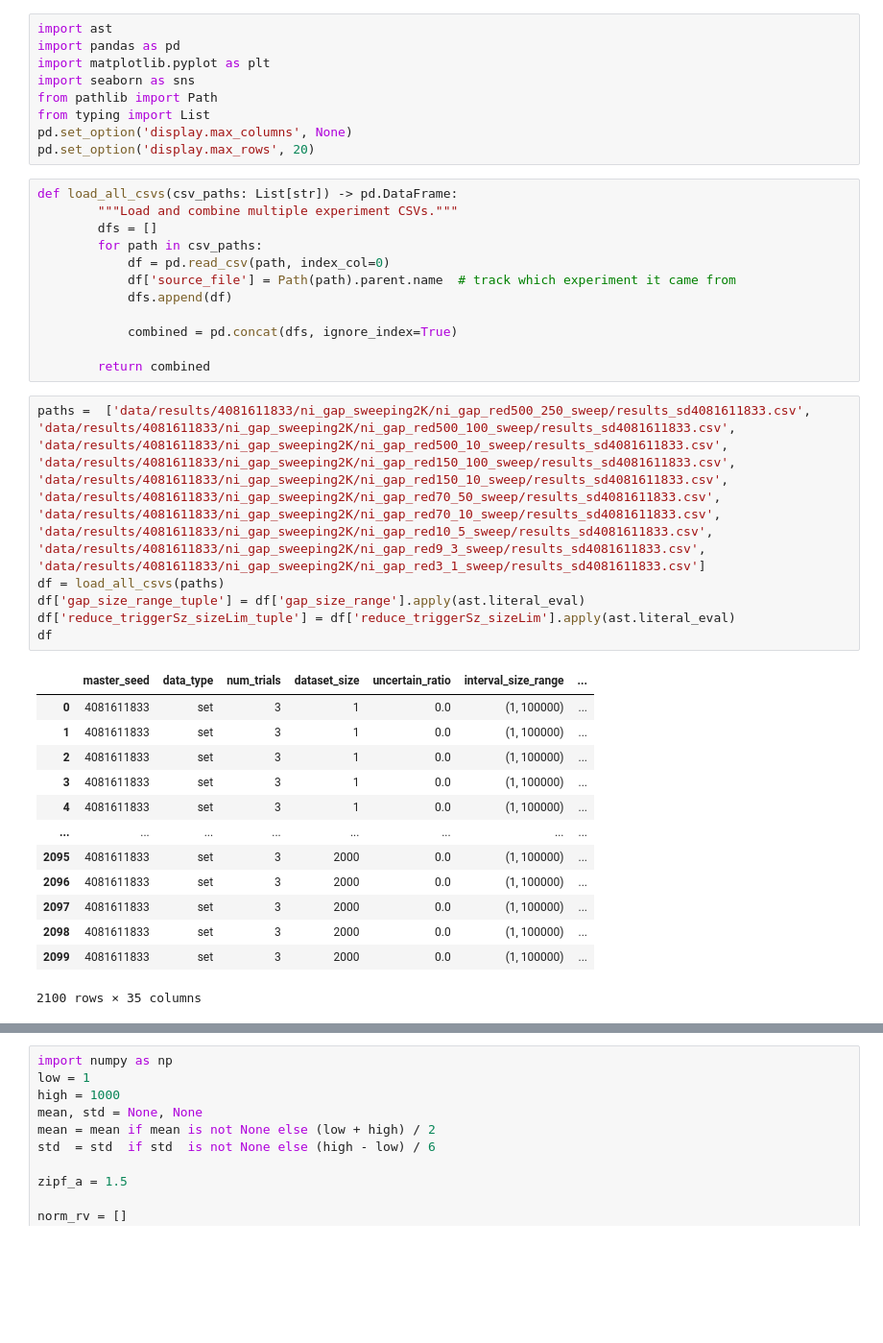
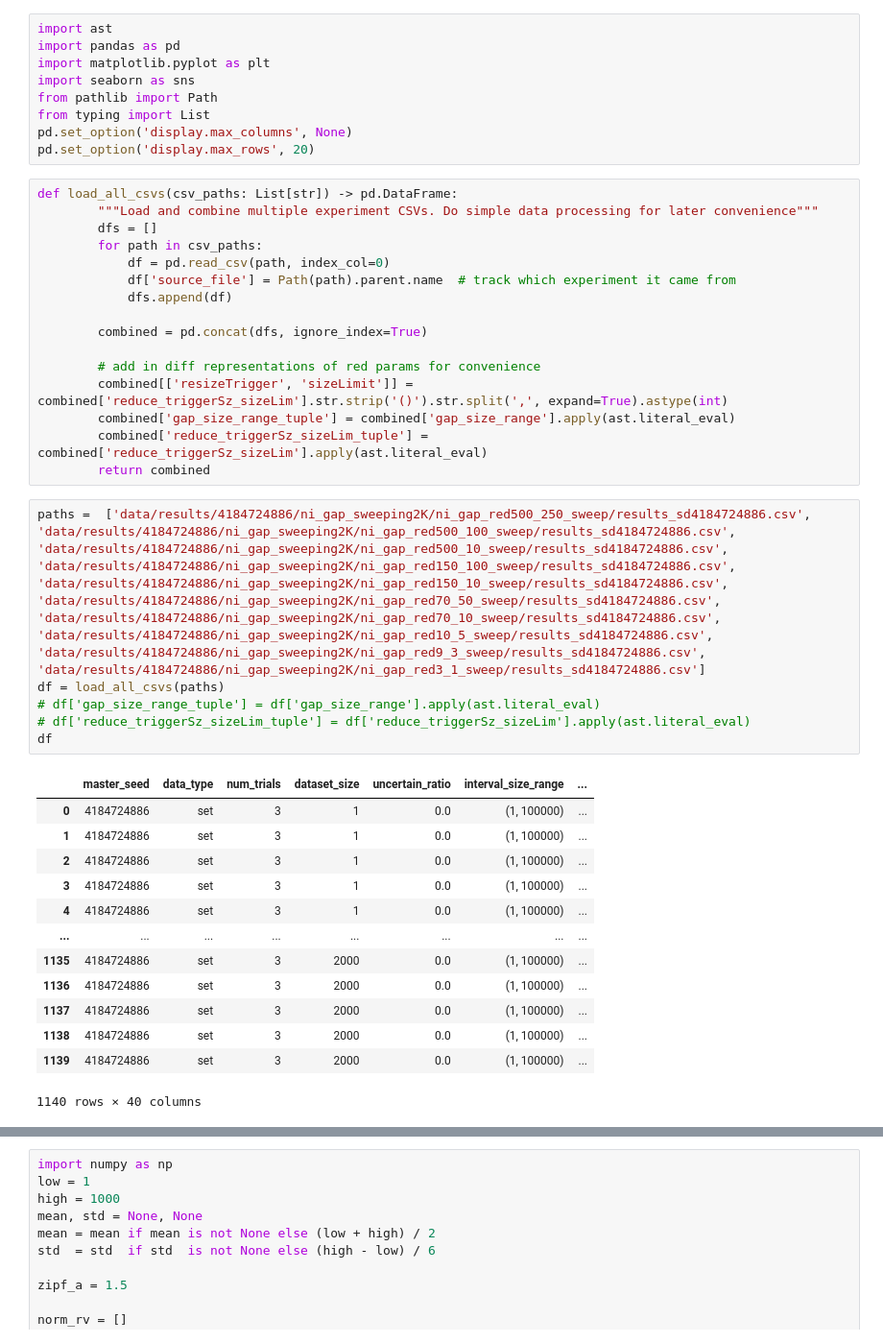
Before and after one commit to asxvi/uadb, a Jupyter notebook: experimentRunner/notebooks/Untitled1.ipynb, the cells around one changed output, grey strips where cells are left out. Shown at 96% size. Drawn from its saved outputs; the diff is of its cells as text; blank space fills up the shorter version.

Commit message:
try diff distributions

```diff
--- a/experimentRunner/notebooks/Untitled1.ipynb
+++ b/experimentRunner/notebooks/Untitled1.ipynb
@@ -71,36 +69,40 @@ pd.set_option('display.max_columns', None)
 pd.set_option('display.max_rows', 20)
 # %%
 def load_all_csvs(csv_paths: List[str]) -> pd.DataFrame:
-        """Load and combine multiple experiment CSVs."""
+        """Load and combine multiple experiment CSVs. Do simple data processing for later convenience"""
         dfs = []
         for path in csv_paths:
             df = pd.read_csv(path, index_col=0)
             df['source_file'] = Path(path).parent.name  # track which experiment it came from
             dfs.append(df)
 
-            combined = pd.concat(dfs, ignore_index=True)
+        combined = pd.concat(dfs, ignore_index=True)
 
+        # add in diff representations of red params for convenience
+        combined[['resizeTrigger', 'sizeLimit']] = combined['reduce_triggerSz_sizeLim'].str.strip('()').str.split(',', expand=True).astype(int)
+        combined['gap_size_range_tuple'] = combined['gap_size_range'].apply(ast.literal_eval)
+        combined['reduce_triggerSz_sizeLim_tuple'] = combined['reduce_triggerSz_sizeLim'].apply(ast.literal_eval)
         return combined
 # %%
-paths =  ['data/results/4081611833/ni_gap_sweeping2K/ni_gap_red500_250_sweep/results_sd4081611833.csv', 'data/results/4081611833/ni_gap_sweeping2K/ni_gap_red500_100_sweep/results_sd4081611833.csv', 'data/results/4081611833/ni_gap_sweeping2K/ni_gap_red500_10_sweep/results_sd4081611833.csv', 'data/results/4081611833/ni_gap_sweeping2K/ni_gap_red150_100_sweep/results_sd4081611833.csv', 'data/results/4081611833/ni_gap_sweeping2K/ni_gap_red150_10_sweep/results_sd4081611833.csv', 'data/results/4081611833/ni_gap_sweeping2K/ni_gap_red70_50_sweep/results_sd4081611833.csv', 'data/results/4081611833/ni_gap_sweeping2K/ni_gap_red70_10_sweep/results_sd4081611833.csv', 'data/results/4081611833/ni_gap_sweeping2K/ni_gap_red10_5_sweep/results_sd4081611833.csv', 'data/results/4081611833/ni_gap_sweeping2K/ni_gap_red9_3_sweep/results_sd4081611833.csv', 'data/results/4081611833/ni_gap_sweeping2K/ni_gap_red3_1_sweep/results_sd4081611833.csv']
+paths =  ['data/results/4184724886/ni_gap_sweeping2K/ni_gap_red500_250_sweep/results_sd4184724886.csv', 'data/results/4184724886/ni_gap_sweeping2K/ni_gap_red500_100_sweep/results_sd4184724886.csv', 'data/results/4184724886/ni_gap_sweeping2K/ni_gap_red500_10_sweep/results_sd4184724886.csv', 'data/results/4184724886/ni_gap_sweeping2K/ni_gap_red150_100_sweep/results_sd4184724886.csv', 'data/results/4184724886/ni_gap_sweeping2K/ni_gap_red150_10_sweep/results_sd4184724886.csv', 'data/results/4184724886/ni_gap_sweeping2K/ni_gap_red70_50_sweep/results_sd4184724886.csv', 'data/results/4184724886/ni_gap_sweeping2K/ni_gap_red70_10_sweep/results_sd4184724886.csv', 'data/results/4184724886/ni_gap_sweeping2K/ni_gap_red10_5_sweep/results_sd4184724886.csv', 'data/results/4184724886/ni_gap_sweeping2K/ni_gap_red9_3_sweep/results_sd4184724886.csv', 'data/results/4184724886/ni_gap_sweeping2K/ni_gap_red3_1_sweep/results_sd4184724886.csv']
 df = load_all_csvs(paths)
-df['gap_size_range_tuple'] = df['gap_size_range'].apply(ast.literal_eval)
-df['reduce_triggerSz_sizeLim_tuple'] = df['reduce_triggerSz_sizeLim'].apply(ast.literal_eval)
+# df['gap_size_range_tuple'] = df['gap_size_range'].apply(ast.literal_eval)
+# df['reduce_triggerSz_sizeLim_tuple'] = df['reduce_triggerSz_sizeLim'].apply(ast.literal_eval)
 df
 # %% [output]
 |  | master_seed | data_type | num_trials | dataset_size | uncertain_ratio | interval_size_range | ... |
-| 0 | 4081611833 | set | 3 | 1 | 0.0 | (1, 100000) | ... |
-| 1 | 4081611833 | set | 3 | 1 | 0.0 | (1, 100000) | ... |
-| 2 | 4081611833 | set | 3 | 1 | 0.0 | (1, 100000) | ... |
-| 3 | 4081611833 | set | 3 | 1 | 0.0 | (1, 100000) | ... |
-| 4 | 4081611833 | set | 3 | 1 | 0.0 | (1, 100000) | ... |
+| 0 | 4184724886 | set | 3 | 1 | 0.0 | (1, 100000) | ... |
+| 1 | 4184724886 | set | 3 | 1 | 0.0 | (1, 100000) | ... |
+| 2 | 4184724886 | set | 3 | 1 | 0.0 | (1, 100000) | ... |
+| 3 | 4184724886 | set | 3 | 1 | 0.0 | (1, 100000) | ... |
+| 4 | 4184724886 | set | 3 | 1 | 0.0 | (1, 100000) | ... |
 | ... | ... | ... | ... | ... | ... | ... | ... |
-| 2095 | 4081611833 | set | 3 | 2000 | 0.0 | (1, 100000) | ... |
-| 2096 | 4081611833 | set | 3 | 2000 | 0.0 | (1, 100000) | ... |
-| 2097 | 4081611833 | set | 3 | 2000 | 0.0 | (1, 100000) | ... |
-| 2098 | 4081611833 | set | 3 | 2000 | 0.0 | (1, 100000) | ... |
-| 2099 | 4081611833 | set | 3 | 2000 | 0.0 | (1, 100000) | ... |
+| 1135 | 4184724886 | set | 3 | 2000 | 0.0 | (1, 100000) | ... |
+| 1136 | 4184724886 | set | 3 | 2000 | 0.0 | (1, 100000) | ... |
+| 1137 | 4184724886 | set | 3 | 2000 | 0.0 | (1, 100000) | ... |
+| 1138 | 4184724886 | set | 3 | 2000 | 0.0 | (1, 100000) | ... |
+| 1139 | 4184724886 | set | 3 | 2000 | 0.0 | (1, 100000) | ... |
-2100 rows × 35 columns
+1140 rows × 40 columns
 # %%
 class alex:
 
```
Also changed, not shown: parts of 9 cells of this notebook, 5 other files.
